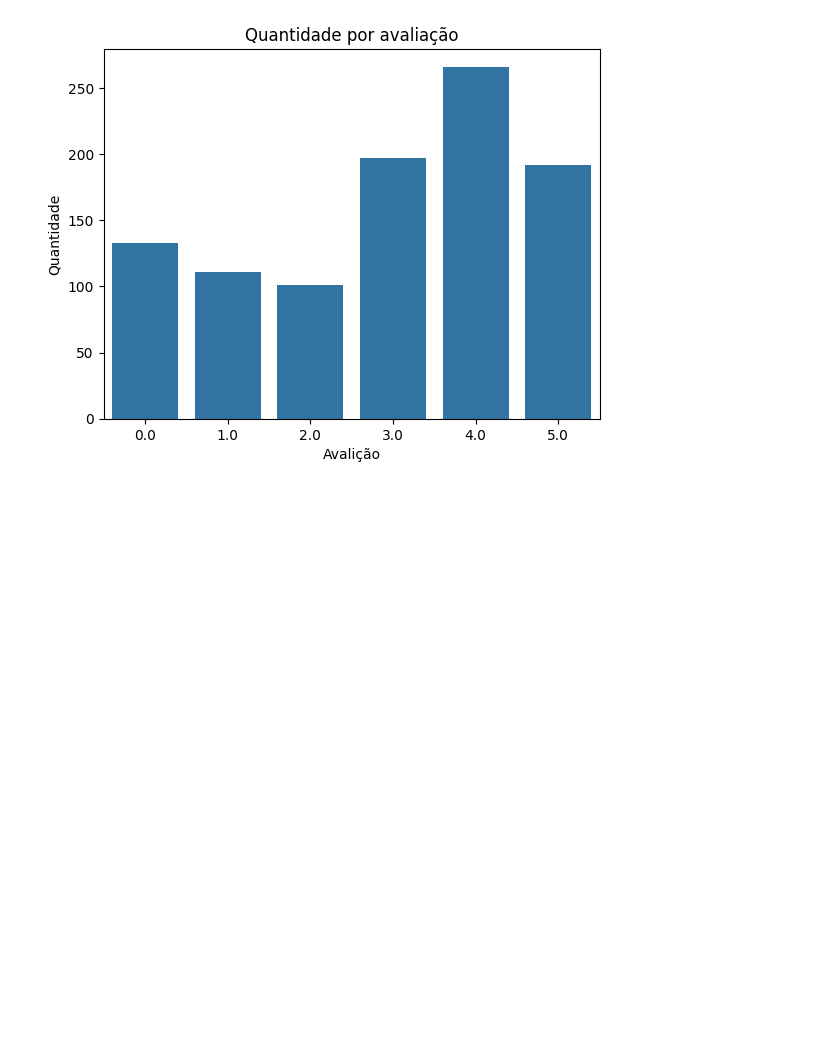
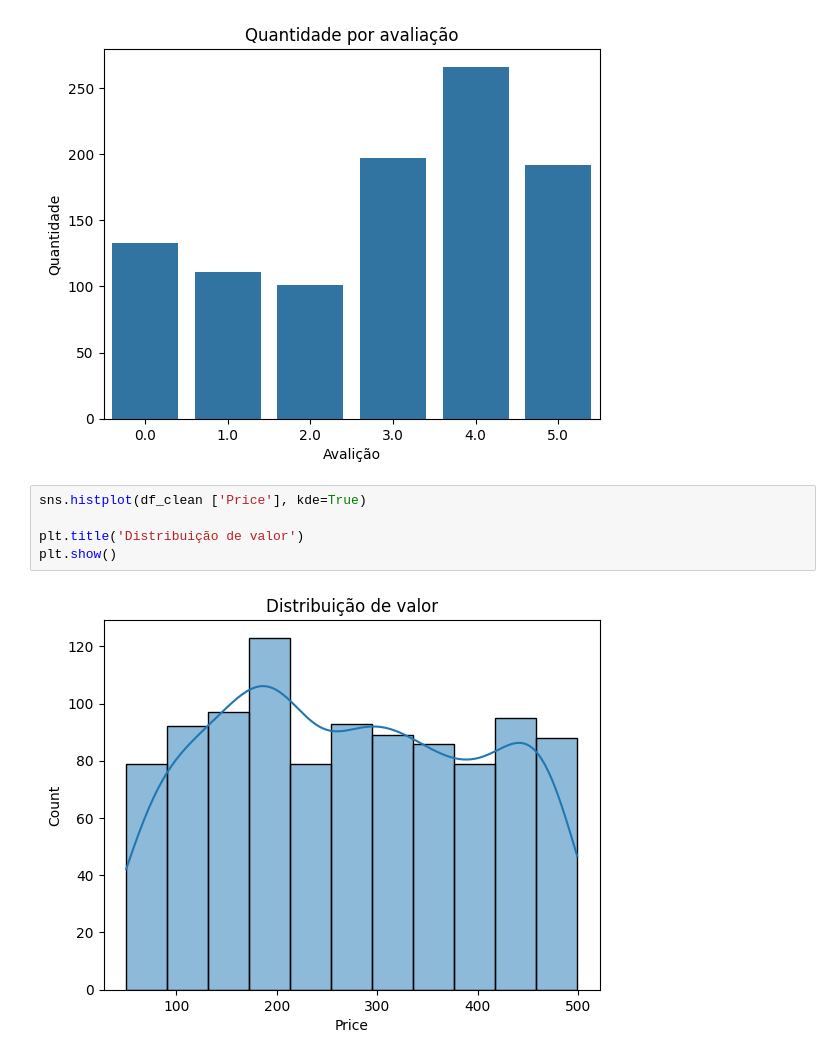
Before and after one commit to danilooxz/TrabalhoAnaliseDados, a Jupyter notebook: trabalho.ipynb, the cells around one changed output. Drawn from its saved outputs; the diff is of its cells as text; blank space fills up the shorter version.

```diff
--- a/trabalho.ipynb
+++ b/trabalho.ipynb
@@ -121,3 +121,10 @@ plt.xlabel('Avalição')
 plt.show()
 # %% [output]
 [figure]
+# %%
+sns.histplot(df_clean ['Price'], kde=True)
+
+plt.title('Distribuição de valor')
+plt.show()
+# %% [output]
+[figure, added]
```
Also changed, not shown: parts of 2 cells of this notebook, 3 other files.
